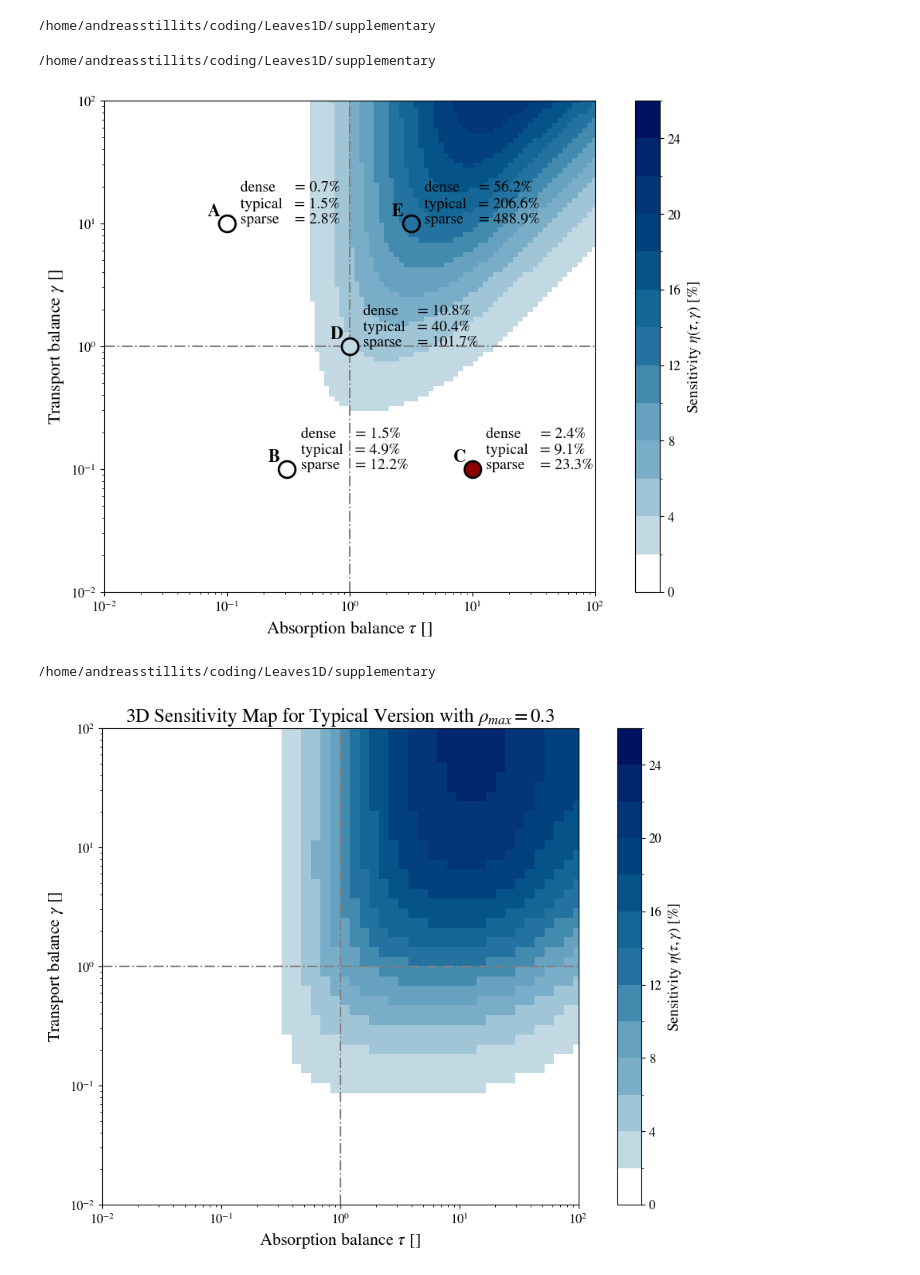
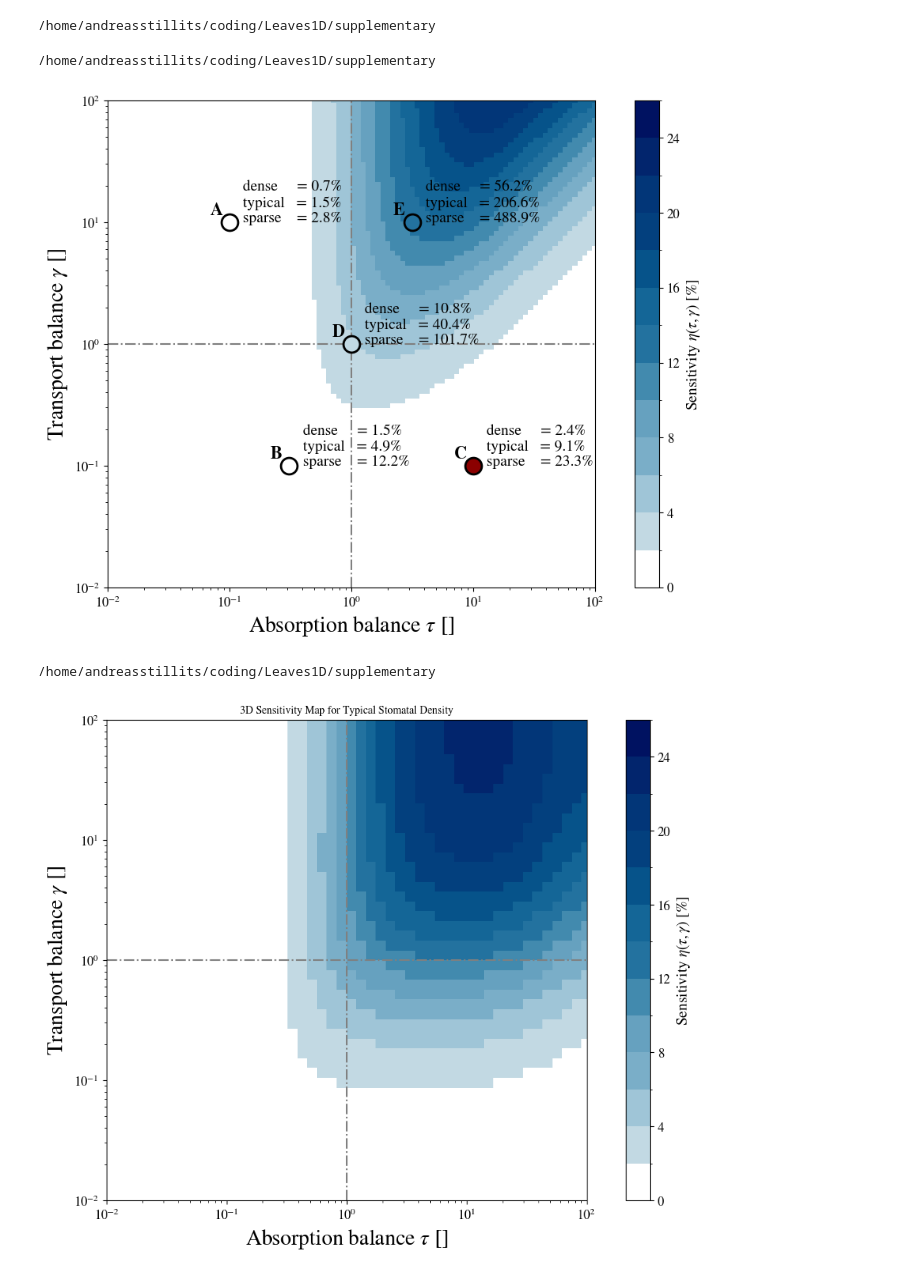
Before and after one commit to andreas-stillits/CarbonFixationModel1D, a Jupyter notebook: supplementary/notebooks/threedim.ipynb, the cells around one changed output. Drawn from its saved outputs; the diff is of its cells as text; code cells hidden in the pictures.

```diff
--- a/supplementary/notebooks/threedim.ipynb
+++ b/supplementary/notebooks/threedim.ipynb
@@ -44,8 +44,8 @@ def plot_threedim_comparison_map(filename: str = "figures/comparison_1D_to_3D.sv
     im = plot_sensitivity_map("files/nonlinear_sensitivities/sensitivities_mu0.00_.txt", ax=ax)
     cbar = plt.colorbar(im, ax=ax)
     cbar.set_label(r'Sensitivity $\eta(\tau, \gamma)$ [%]')
-    ax.set_xlabel(r'Absorption balance $\tau$ []', fontsize=16)
-    ax.set_ylabel(r'Transport balance $\gamma$ []', fontsize=16)
+    ax.set_xlabel(r'Absorption balance $\tau$ []', fontsize=20)
+    ax.set_ylabel(r'Transport balance $\gamma$ []', fontsize=20)
     # place circles for cases A - E
     cases = Cases()
     labels = ["A", "B", "C", "D", "E"]
@@ -77,26 +77,26 @@ def plot_threedim_comparison_map(filename: str = "figures/comparison_1D_to_3D.sv
 plot_threedim_comparison_map()
 # %% [output]
 /home/andreasstillits/coding/Leaves1D/supplementary
-[figure, old version]
+[figure, new version]
 # %%
 %cd /home/andreasstillits/coding/Leaves1D/supplementary
 
 import matplotlib.pyplot as plt
 from codebase.utils.plotfunctions import plot_sensitivity_map
 
 def plot_threedim_sensitivity_map(rhomax: float = 0.2, filename: str = "figures/3d_sensitivity_map.svg"):
     fig, ax = plt.subplots(figsize=(13, 8))
     im = plot_sensitivity_map(f"files/lateral_scanning/rhomax_{rhomax:.1f}_/3d_sensitivities.txt", ax=ax)
     cbar = plt.colorbar(im, ax=ax)
     cbar.set_label(r'Sensitivity $\eta(\tau, \gamma)$ [%]')
-    ax.set_xlabel(r'Absorption balance $\tau$ []', fontsize=16)
-    ax.set_ylabel(r'Transport balance $\gamma$ []', fontsize=16)
-    ax.set_title(rf'3D Sensitivity Map for Typical Version with $\rho_{{max}}={rhomax}$', fontsize=18)
+    ax.set_xlabel(r'Absorption balance $\tau$ []', fontsize=20)
+    ax.set_ylabel(r'Transport balance $\gamma$ []', fontsize=20)
+    ax.set_title('3D Sensitivity Map for Typical Stomatal Density', fontsize=20)
     plt.savefig(filename)
     plt.savefig(filename.replace(".svg", ".jpg"), dpi=900)
     plt.show()
 
 plot_threedim_sensitivity_map(rhomax = 0.3)
 # %% [output]
 /home/andreasstillits/coding/Leaves1D/supplementary
-[figure, old version]
+[figure, new version]
```
Also changed, not shown: 8 other files.
